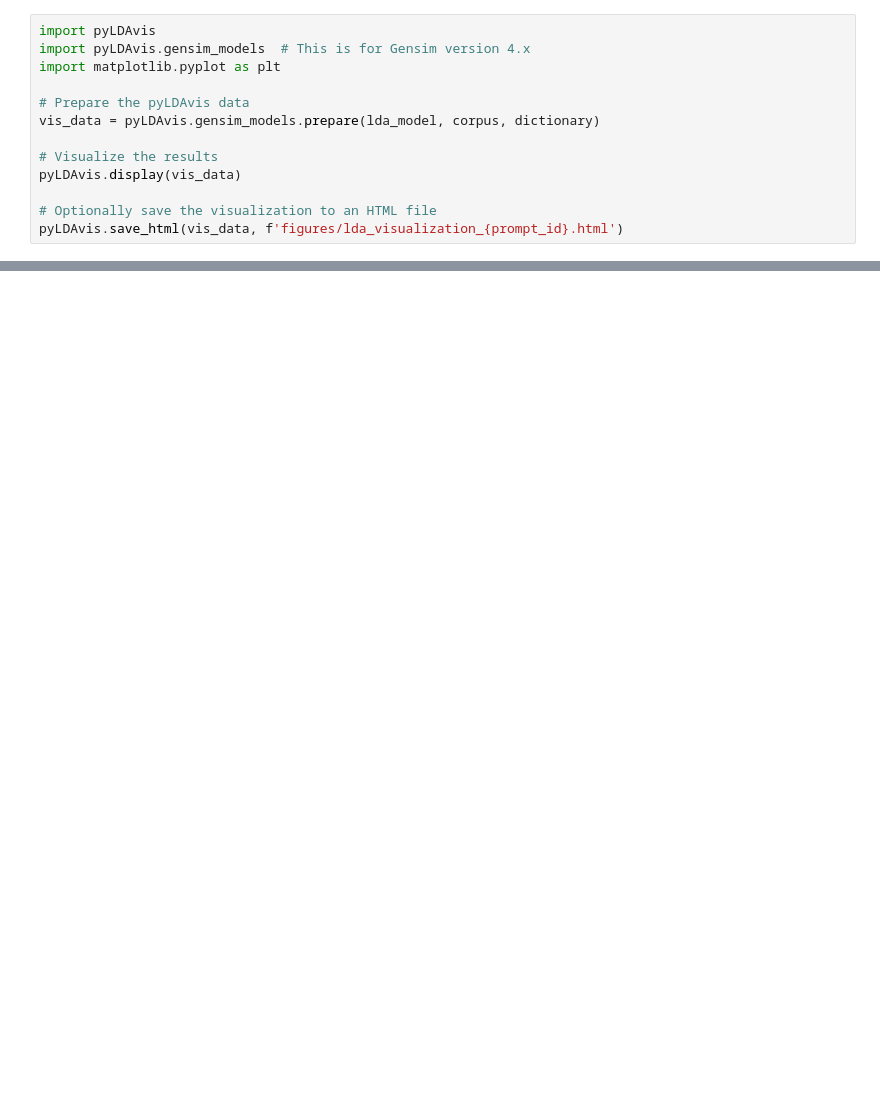
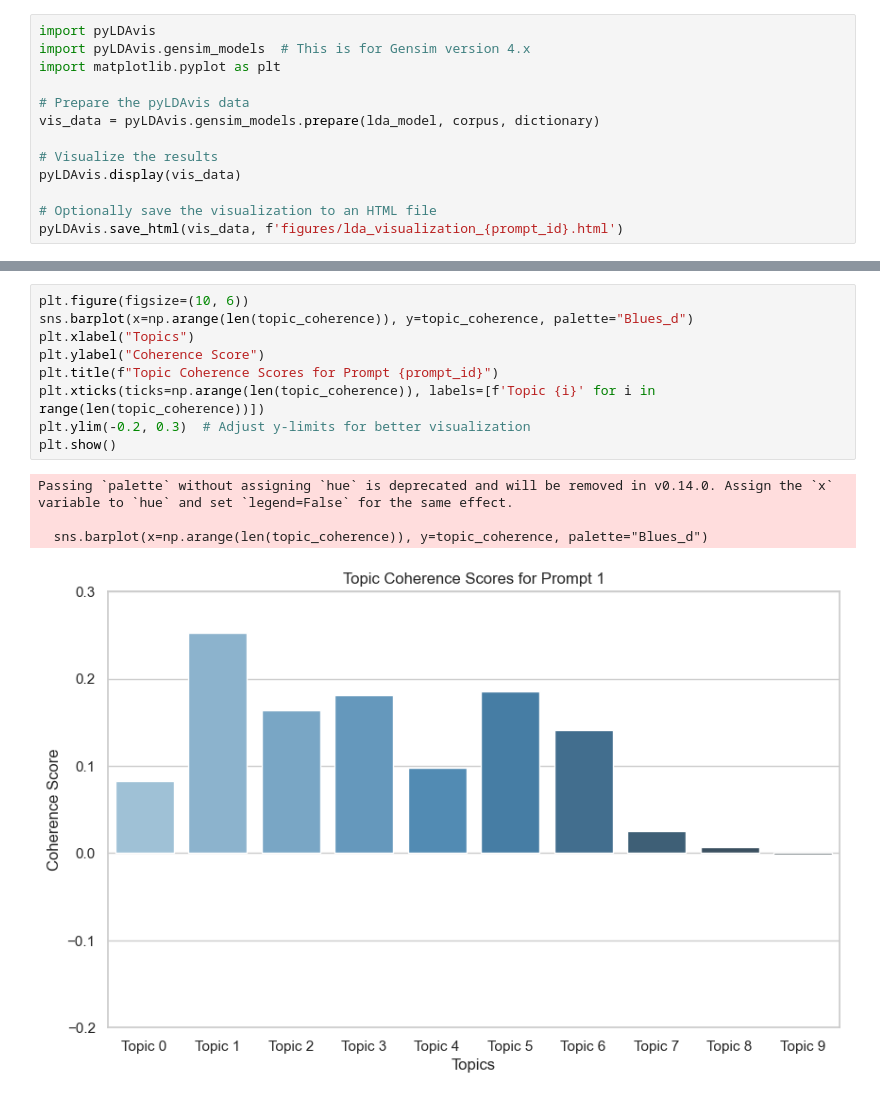
Before and after one commit to ishreya09/Cross-Prompt-Essay-Grader-Model, a Jupyter notebook: data/Coherence/lda aes.ipynb, the cells around one changed output, grey strips where cells are left out. Drawn from its saved outputs; the diff is of its cells as text; blank space fills up the shorter version.

Commit message:
coherence

```diff
--- a/data/Coherence/lda aes.ipynb
+++ b/data/Coherence/lda aes.ipynb
@@ -218,0 +259,14 @@ pyLDAvis.save_html(vis_data, f'figures/lda_visualization_{prompt_id}.html')
+# %%
+plt.figure(figsize=(10, 6))
+sns.barplot(x=np.arange(len(topic_coherence)), y=topic_coherence, palette="Blues_d")
+plt.xlabel("Topics")
+plt.ylabel("Coherence Score")
+plt.title(f"Topic Coherence Scores for Prompt {prompt_id}")
+plt.xticks(ticks=np.arange(len(topic_coherence)), labels=[f'Topic {i}' for i in range(len(topic_coherence))])
+plt.ylim(-0.2, 0.3)  # Adjust y-limits for better visualization
+plt.show()
+# %% [output]
+Passing `palette` without assigning `hue` is deprecated and will be removed in v0.14.0. Assign the `x` variable to `hue` and set `legend=False` for the same effect.
+
+  sns.barplot(x=np.arange(len(topic_coherence)), y=topic_coherence, palette="Blues_d")
+[figure, added]
```
Also changed, not shown: parts of 11 cells of this notebook, 9 other files.
